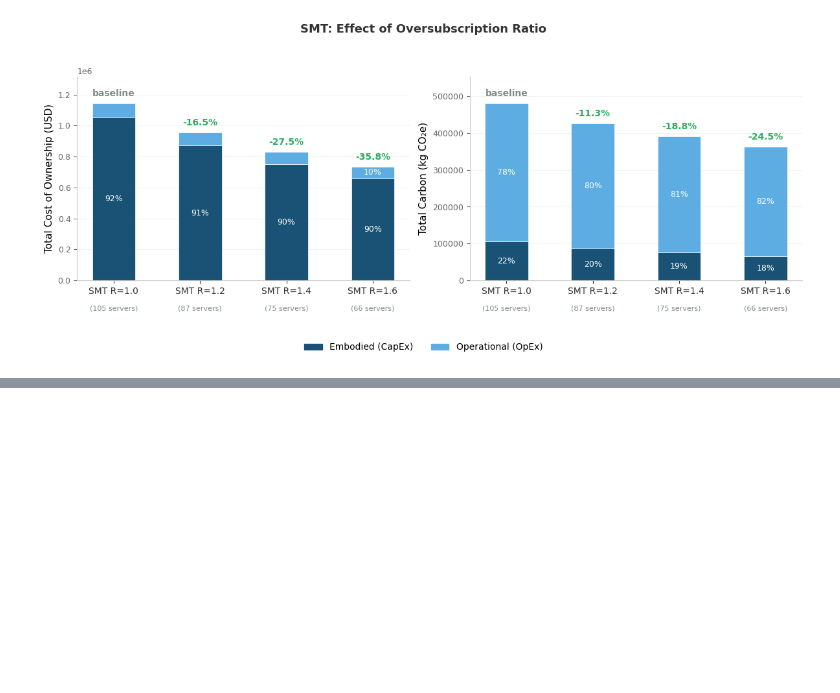
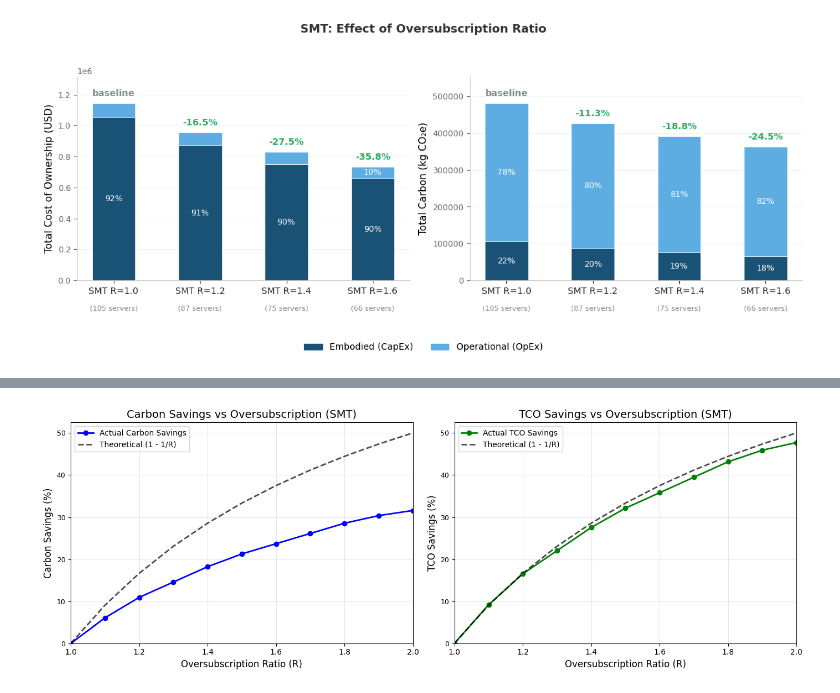
Before and after one commit to jaylenwang7/smt-oversub-model, a Jupyter notebook: notebooks/smt_vs_nosmt_comparison.ipynb, the cells around one changed output, grey strips where cells are left out. Cells and saved outputs as stored; diff of their text form; code cells hidden in the pictures; blank space fills up the shorter version.

```diff
--- a/notebooks/smt_vs_nosmt_comparison.ipynb
+++ b/notebooks/smt_vs_nosmt_comparison.ipynb
@@ -313,0 +458,19 @@ For more flexibility, use `ScenarioBuilder` and `compare_scenarios()` directly.
+# %%
+# Run the sweep with default parameters (SMT, no utilization overhead)
+sweep = compute_oversub_savings_sweep(
+    total_vcpus=10000,
+    avg_util=0.3,
+    oversub_min=1.0,
+    oversub_max=2.0,
+    step=0.1,
+    util_overhead=0.0,  # No additional overhead
+    smt=True,
+)
+
+# Print the data
+print("Oversubscription Savings Analysis (SMT)")
+print("=" * 60)
+print(f"{'Ratio':<8} {'Carbon %':<12} {'TCO %':<12} {'Theoretical %':<12}")
+print("-" * 60)
+for i, r in enumerate(sweep['ratios']):
+    print(f"{r:<8.1f} {sweep['carbon_savings_pct'][i]:<12.1f} {sweep['tco_savings_pct'][i]:<12.1f} {sweep['theoretical_savings_pct'][i]:<12.1f}")
@@ -313,0 +493,5 @@ For more flexibility, use `ScenarioBuilder` and `compare_scenarios()` directly.
+# %%
+# Plot the results
+fig = plot_oversub_savings_sweep(sweep, " (SMT)")
+# %% [output]
+[figure, added]
```
Also changed, not shown: parts of 12 cells of this notebook, 10 other files.
